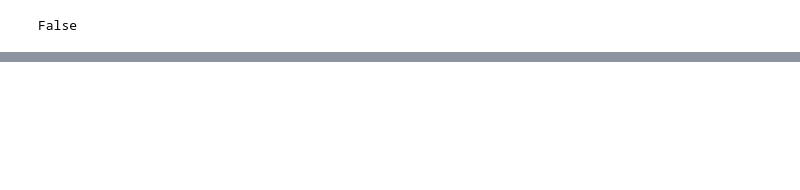
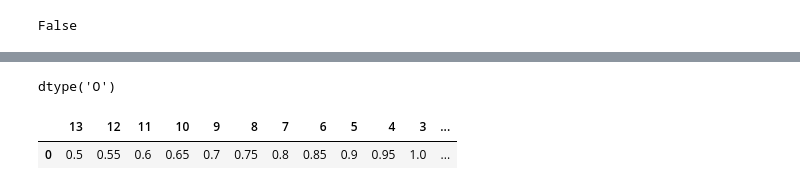
Before and after one commit to EFysl57/risk---, a Jupyter notebook: code.ipynb, the cells around one changed output, grey strips where cells are left out. Cells and saved outputs as stored; diff of their text form; code cells hidden in the pictures; blank space fills up the shorter version.

Commit message:
added bonus_malus feature

```diff
--- a/code.ipynb
+++ b/code.ipynb
@@ -307,0 +357,26 @@ False
+# %%
+df['bonus_malus'].dtype
+# %% [output]
+dtype('O')
+# %%
+kapusta = {
+            '13': 0.5,
+            '12':0.55,
+           '11':0.6,
+           '10':0.65,
+           '9':0.7,
+           '8':0.75,
+           '7':0.8,
+           '6':0.85,
+           '5':0.90,
+           '4':0.95,
+           '3':1.0,
+           '2':1.4,
+           '1':1.55,
+           '0':2.3,
+           'M':2.45}
+# %%
+kapusta
+# %% [output]
+|  | 13 | 12 | 11 | 10 | 9 | 8 | 7 | 6 | 5 | 4 | 3 | ... |
+| 0 | 0.5 | 0.55 | 0.6 | 0.65 | 0.7 | 0.75 | 0.8 | 0.85 | 0.9 | 0.95 | 1.0 | ... |
```
Also changed, not shown: parts of 11 cells of this notebook.
